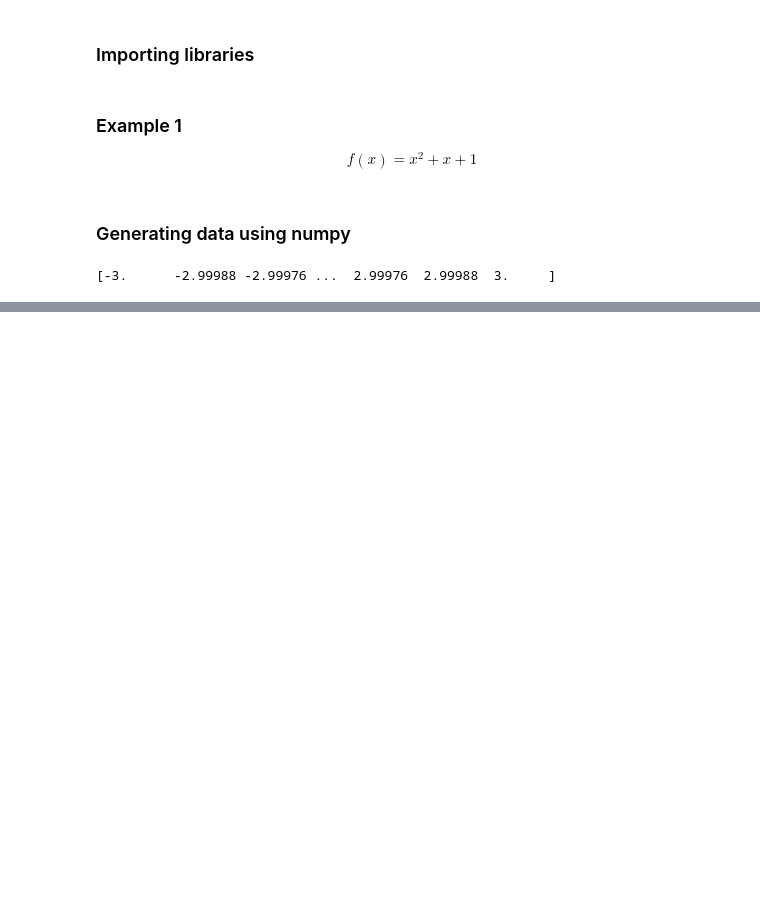
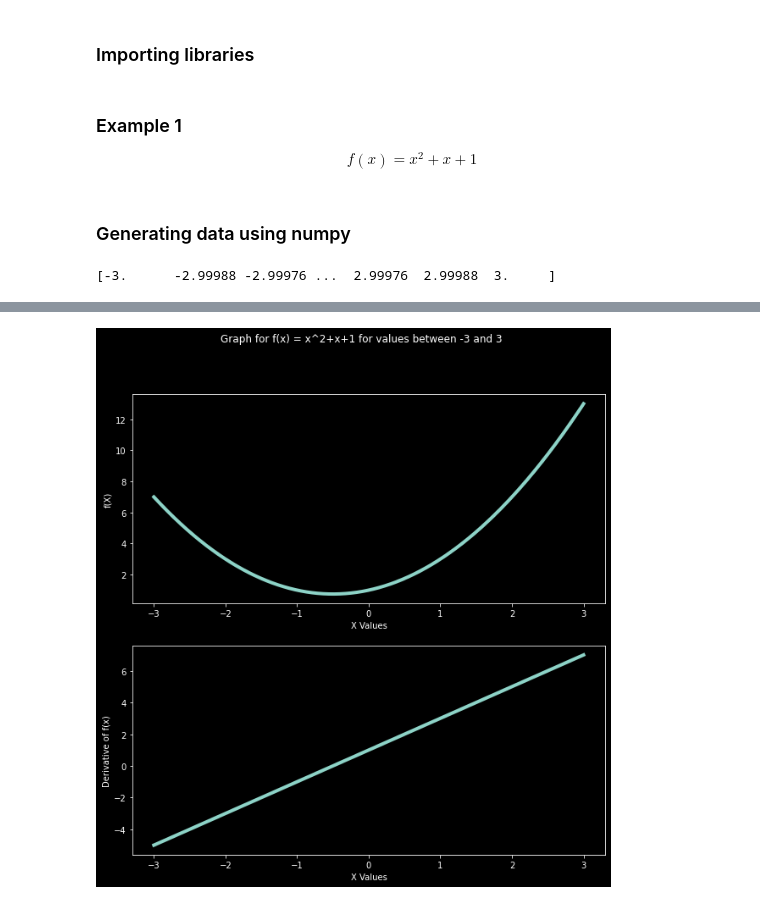
Before and after one commit to DKMalungu/ml_practice, a Jupyter notebook: optimization_gradient_descent_algorithm/gradient_descent_reading.ipynb, the cells around one changed output, grey strips where cells are left out. Saved outputs shown, nothing was run; the diff lists cells and outputs as text; code cells hidden in the pictures; blank space fills up the shorter version.

```diff
--- a/optimization_gradient_descent_algorithm/gradient_descent_reading.ipynb
+++ b/optimization_gradient_descent_algorithm/gradient_descent_reading.ipynb
@@ -34,0 +59,16 @@ plt.show()
+# %%
+# Second Method
+fig, (ax1, ax2) = plt.subplots(2, 1, figsize=[10,10])
+fig.suptitle("Graph for f(x) = x^2+x+1 for values between -3 and 3")
+
+ax1.plot(x_1, f(x_1), linewidth=4)
+ax1.set_ylabel("f(X)")
+ax1.set_xlabel("X Values")
+
+ax2.plot(x_1, df(x_1), linewidth=4)
+ax2.set_ylabel("Derivative of f(x)")
+ax2.set_xlabel("X Values")
+plt.style.use("dark_background")
+plt.show()
+# %% [output]
+[figure, added]
```
Also changed, not shown: parts of 4 cells of this notebook.
